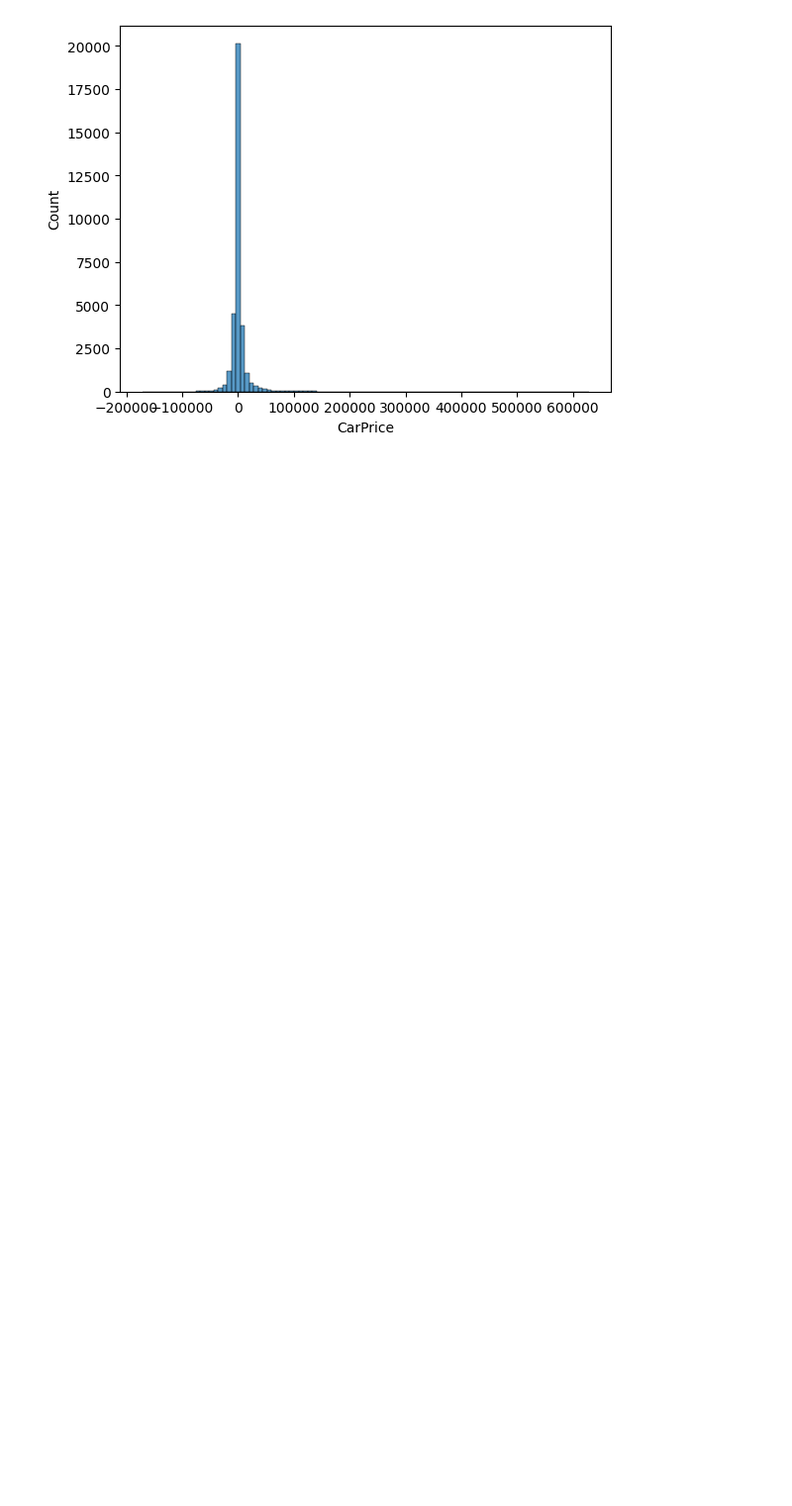
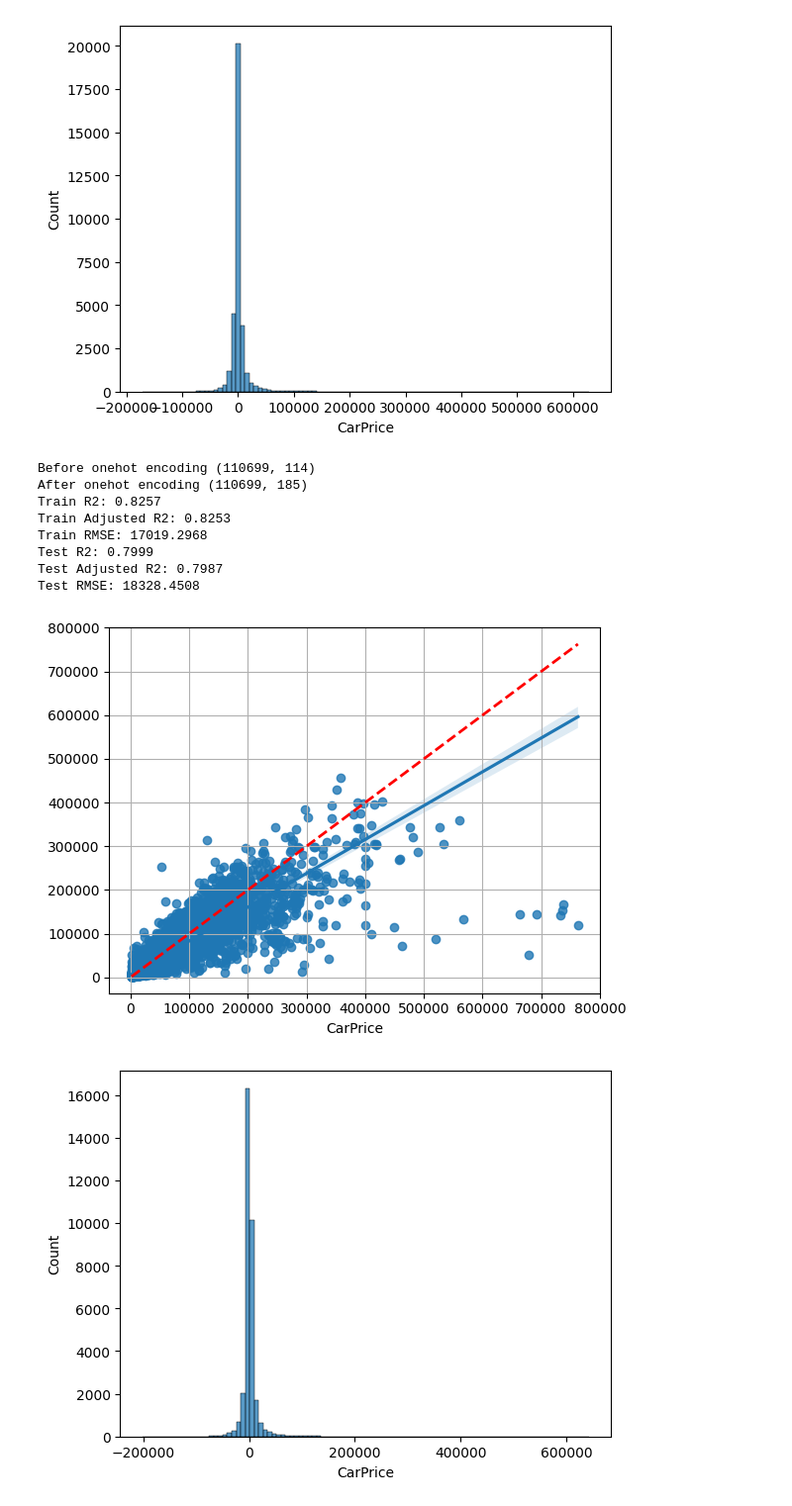
Before and after one commit to SashoVas/CarPricePrediction, a Jupyter notebook: linear_models.ipynb, the cells around one changed output. Shown at 99% size. Drawn from its saved outputs; the diff is of its cells as text; code cells hidden in the pictures; blank space fills up the shorter version.

```diff
--- a/linear_models.ipynb
+++ b/linear_models.ipynb
@@ -447,3 +473,56 @@ Test Adjusted R2: 0.7887
 Test RMSE: 18767.623
 [figure]
 [figure]
+# %%
+# Polynomial Regression with log transform and information from Model column
+baseline_model = Pipeline([
+    ('scaler', StandardScaler()),
+    ('regressor', ElasticNet())
+])
+df = read_data('processed_data/preprocessed_car_data.csv',drop_model_column=False)
+
+generate_polynomial_features(df)
+X_train, X_test, y_train, y_test = get_split_data(df, 'CarPrice')
+y_train = np.log(y_train)
+y_test = np.log(y_test)
+X_train['CarPrice'] = y_train
+
+handle_model_column(X_train, X_test)
+X_train = X_train.drop(columns=['CarPrice'])
+X_train = X_train.drop(columns=['Model'])
+X_test = X_test.drop(columns=['Model'])
+if TRAIN_MODELS:
+
+    params = {'regressor__alpha':[0.001,0.01, 0.1,1,5,10,20],
+            'regressor__l1_ratio':[0.01,0.3,0.5,0.7,1]}
+    grid_search_with_polynomial_log_model = GridSearchCV(baseline_model, params, cv=3)
+    grid_search_with_polynomial_log_model.fit(X_train,y_train)
+    print("best params:",grid_search_with_polynomial_log_model.best_params_)
+    print("best score:",grid_search_with_polynomial_log_model.best_score_)
+    with open('linear_models/polynomial_regression_log_model_column.pkl', 'wb') as fid:
+        pickle.dump(grid_search_with_polynomial_log_model, fid)
+else:
+    grid_search_with_polynomial_log_model = GridSearchCV(baseline_model, params, cv=3)
+    with open('linear_models/polynomial_regression_log_model_column.pkl', 'rb') as fid:
+        grid_search_with_polynomial_log_model = pickle.load(fid)
+        train_r2,train_score_adj_r2,train_rmse,test_r2,test_score_adj_r2,test_rmse = train_and_evaluate_model(grid_search_with_polynomial_log_model,X_train, y_train, X_test, y_test,train_model=False, is_log_transform=True)
+    results.append({
+        'Model':'Polynomial Regression with Log Transform',
+        'Train R2':train_r2,
+        'Train Adjusted R2':train_score_adj_r2,
+        'Train RMSE':train_rmse,
+        'Test R2':test_r2,
+        'Test Adjusted R2':test_score_adj_r2,
+        'Test RMSE':test_rmse
+    })
+# %% [output]
+Before onehot encoding (110699, 114)
+After onehot encoding (110699, 185)
+Train R2: 0.8257
+Train Adjusted R2: 0.8253
+Train RMSE: 17019.2968
+Test R2: 0.7999
+Test Adjusted R2: 0.7987
+Test RMSE: 18328.4508
+[figure, added]
+[figure, added]
```
Also changed, not shown: parts of 12 cells of this notebook, 2 other files.
